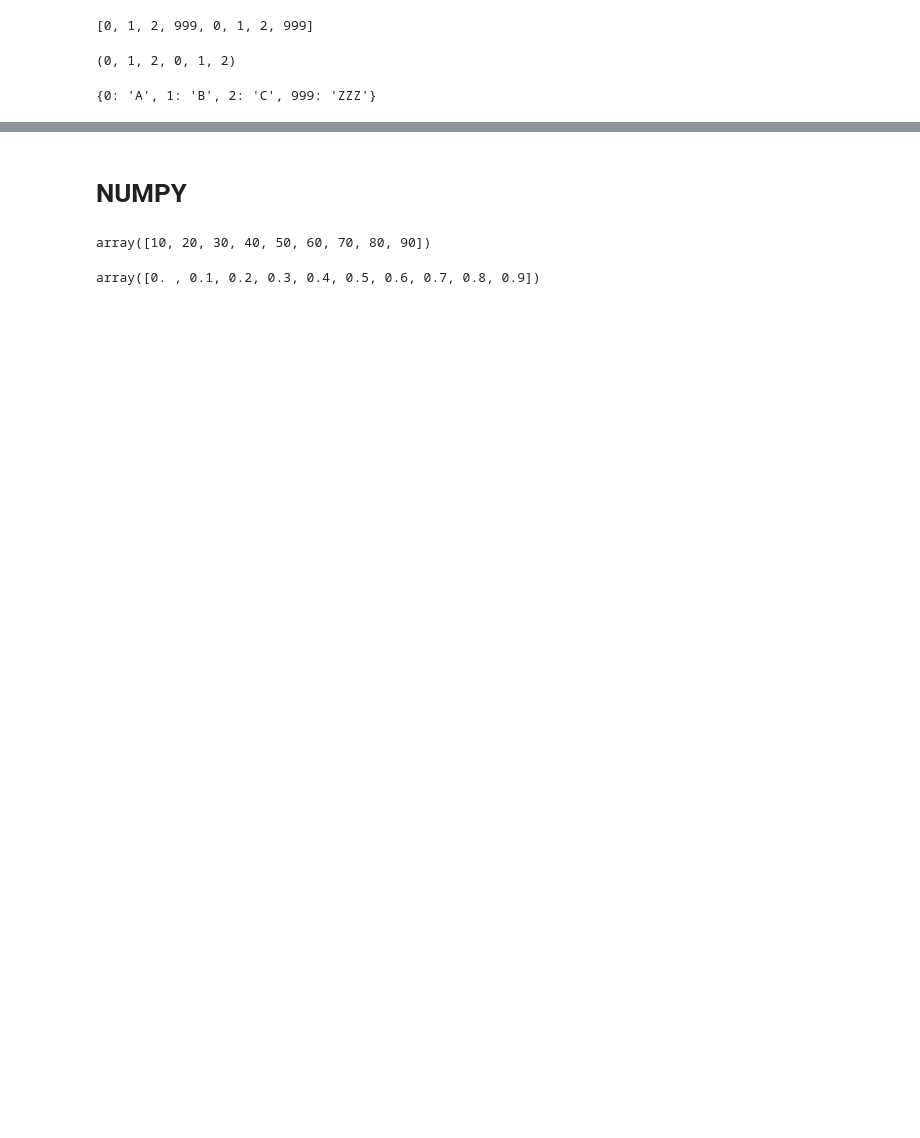
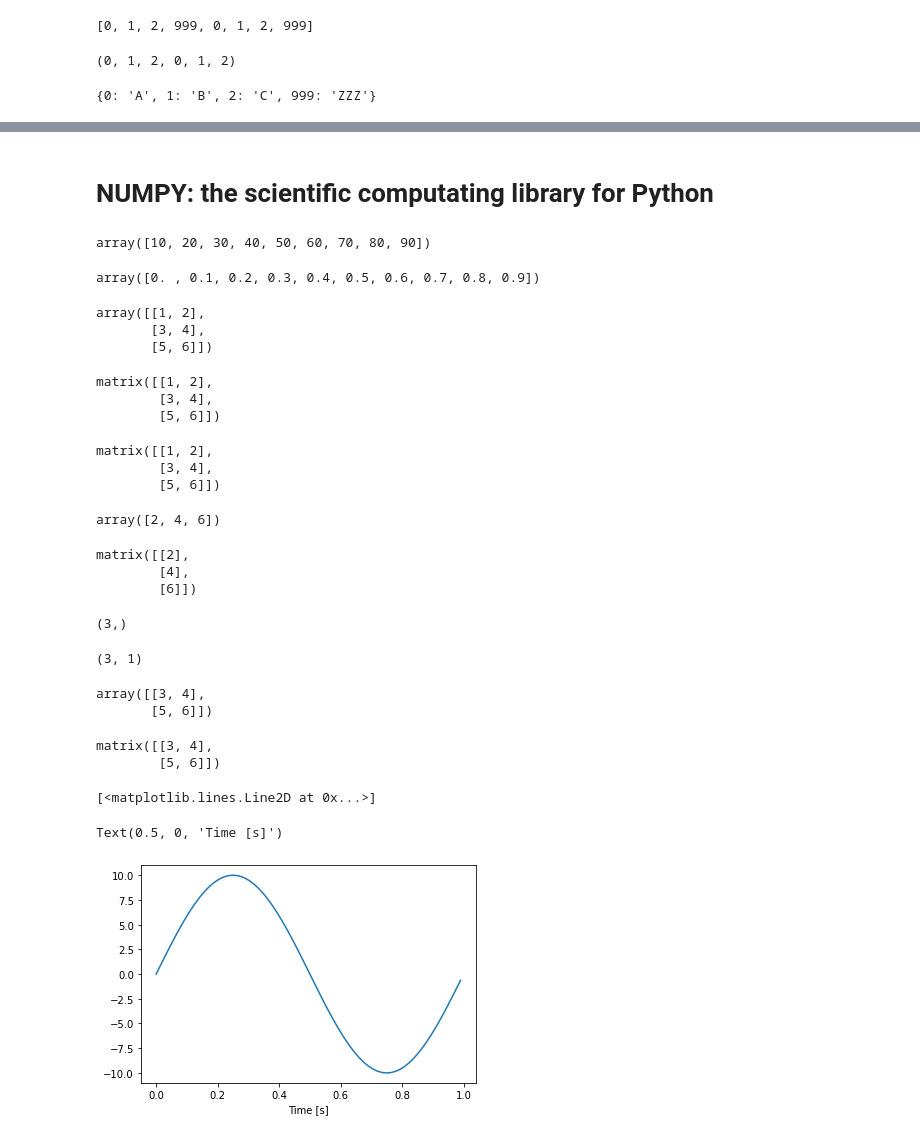
Before and after one commit to horychen/ee275, a Jupyter notebook: python_tutorial_cjh.ipynb, the cells around one changed output, grey strips where cells are left out. Saved outputs shown, nothing was run; the diff lists cells and outputs as text; code cells hidden in the pictures; blank space fills up the shorter version.

Commit message:
Add python tutorials

```diff
--- a/python_tutorial_cjh.ipynb
+++ b/python_tutorial_cjh.ipynb
@@ -181,9 +192,69 @@ ee2023.title
 # %% [markdown]
-# NUMPY
+# NUMPY: the scientific computating library for Python
 # %%
 from pylab import np
+# import numpy as np
+
 np.arange(10, 100, 10)
 np.arange(0, 1, .1)
+
+# Matrix
+m1 = np.array(
+    [[1,2],
+     [3,4],
+     [5,6]], ndmin=2
+)
+
+# obsolete
+m2 = np.matrix('1 2; 3 4; 5 6')
+m3 = np.matrix(
+    [[1,2],
+     [3,4],
+     [5,6]]
+)
+m1
+m2
+m3
+
+
+m1[:,1] # np.array(m1[:,1], ndmin=2).T
+m3[:,1]
+
+m1[:,1].shape
+m3[:,1].shape
+
+m1[1:,:]
+m3[1:,:]
+
+times = np.arange(0, 1, .01)
+voltages = 10 * np.sin(2*np.pi*times)
+
+from pylab import plt
+# import matplotlib.pyplot as plt
+plt.plot(times, voltages)
+plt.xlabel('Time [s]')
 # %% [output]
 array([10, 20, 30, 40, 50, 60, 70, 80, 90])
 array([0. , 0.1, 0.2, 0.3, 0.4, 0.5, 0.6, 0.7, 0.8, 0.9])
+array([[1, 2],
+       [3, 4],
+       [5, 6]])
+matrix([[1, 2],
+        [3, 4],
+        [5, 6]])
+matrix([[1, 2],
+        [3, 4],
+        [5, 6]])
+array([2, 4, 6])
+matrix([[2],
+        [4],
+        [6]])
+(3,)
+(3, 1)
+array([[3, 4],
+       [5, 6]])
+matrix([[3, 4],
+        [5, 6]])
+[<matplotlib.lines.Line2D at 0x...>]
+Text(0.5, 0, 'Time [s]')
+[figure, added]
```
Also changed, not shown: parts of 15 cells of this notebook, 1 other file.
